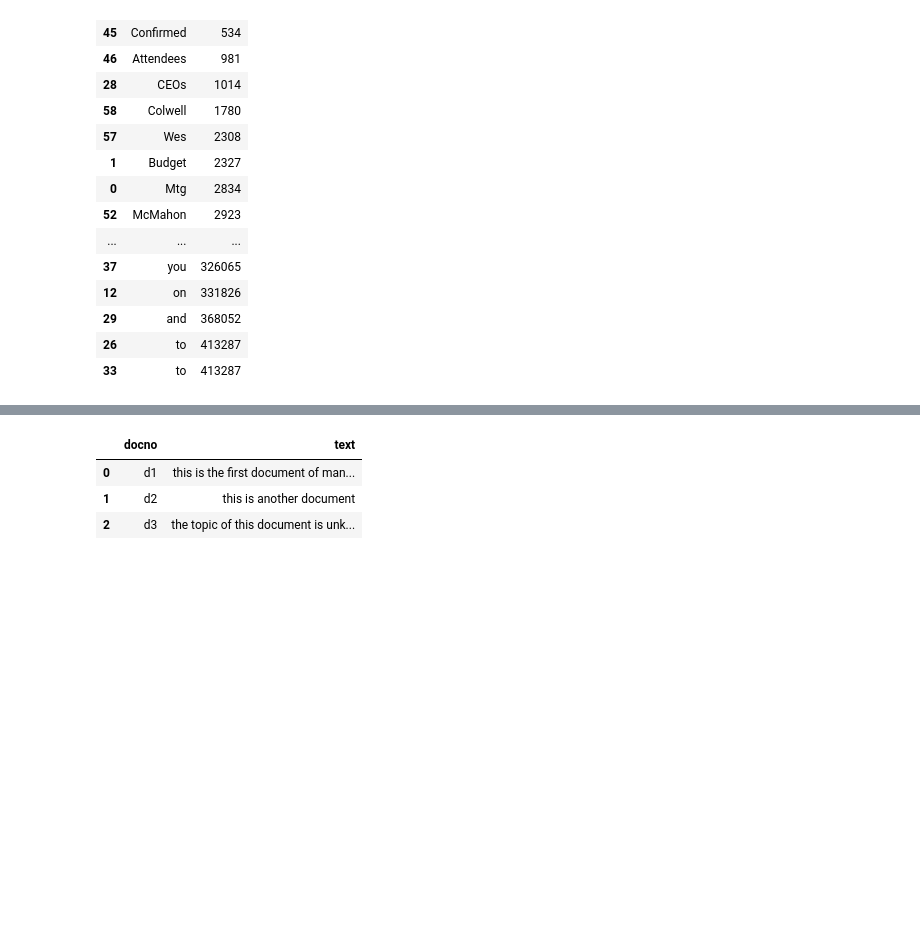
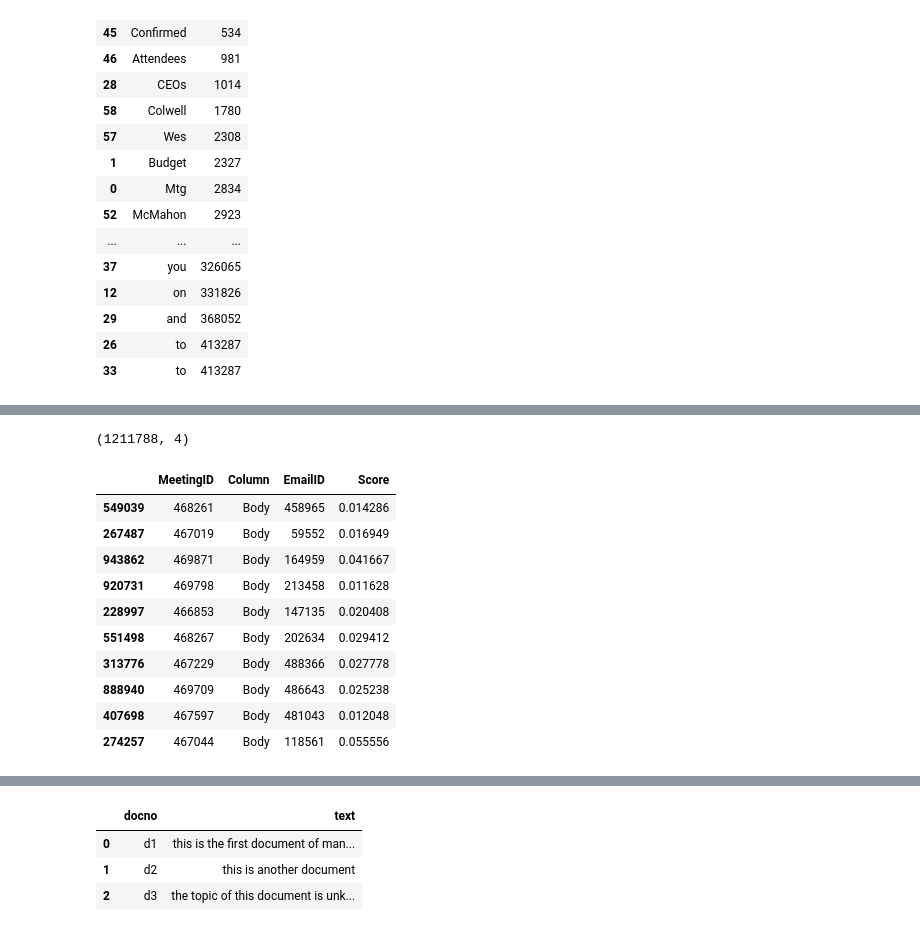
Before and after one commit to anton-dergunov/ml-playground, a Jupyter notebook: tasks/enron.ipynb, the cells around one changed output, grey strips where cells are left out. Cells and saved outputs as stored; diff of their text form; code cells hidden in the pictures; blank space fills up the shorter version.

```diff
--- a/tasks/enron.ipynb
+++ b/tasks/enron.ipynb
@@ -393,0 +371,2 @@ ModuleNotFoundError: No module named 'tensorflow_core.estimator'
+# %%
+enron_postings_path = r"/Users/anton/datasets/enron_postings.p"
@@ -394,15 +378,21 @@ ModuleNotFoundError: No module named 'tensorflow_core.estimator'
+# %%
+postings = pickle.load(open(enron_postings_path, "rb"))
 # %%
 EMAILS_PER_MEETING = 200
 
 def get_email_to_score(query):
     email_to_score = defaultdict(float)
     for word in tokenize(query):
+        score = 1 / (doc_freq[word] or 1)
         for email in postings.get(word, []):
-            email_to_score[email] += 1 / (doc_freq[word] or 1)
+            email_to_score[email] += score
     return email_to_score
 
-subject_query_emails = []
-body_query_emails = []
+rows = []
 for index, meeting in tqdm(df_meetings.iterrows(), total=df_meetings.shape[0]):
-    subject_query_emails.append(len(get_email_to_score(meeting.Subject)))
-    body_query_emails.append(len(get_email_to_score(meeting.Body)))
+    for column in ['Subject', 'Body']:
+        email_to_score = get_email_to_score(meeting[column])
+        for email, score in email_to_score.items():
+            rows.append({'MeetingID': index, 'Column': column, 'EmailID': email, 'Score': score})
+
+df_candidates = pd.DataFrame(rows)
@@ -501,0 +399,18 @@ Line #      Hits         Time  Per Hit   % Time  Line Contents
+# %%
+df_candidates.shape
+# %% [output]
+(1211788, 4)
+# %%
+df_candidates.sample(n=10)
+# %% [output]
+|  | MeetingID | Column | EmailID | Score |
+| 549039 | 468261 | Body | 458965 | 0.014286 |
+| 267487 | 467019 | Body | 59552 | 0.016949 |
+| 943862 | 469871 | Body | 164959 | 0.041667 |
+| 920731 | 469798 | Body | 213458 | 0.011628 |
+| 228997 | 466853 | Body | 147135 | 0.020408 |
+| 551498 | 468267 | Body | 202634 | 0.029412 |
+| 313776 | 467229 | Body | 488366 | 0.027778 |
+| 888940 | 469709 | Body | 486643 | 0.025238 |
+| 407698 | 467597 | Body | 481043 | 0.012048 |
+| 274257 | 467044 | Body | 118561 | 0.055556 |
```
Also changed, not shown: parts of 18 cells of this notebook.
